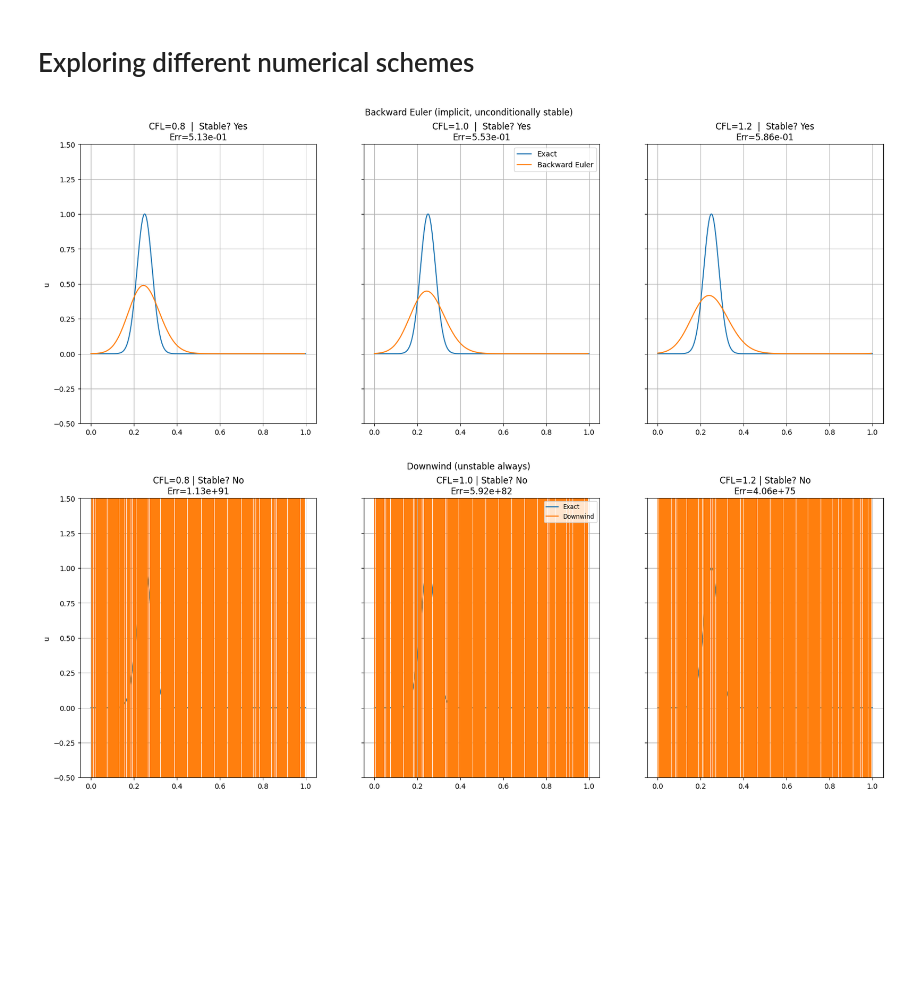
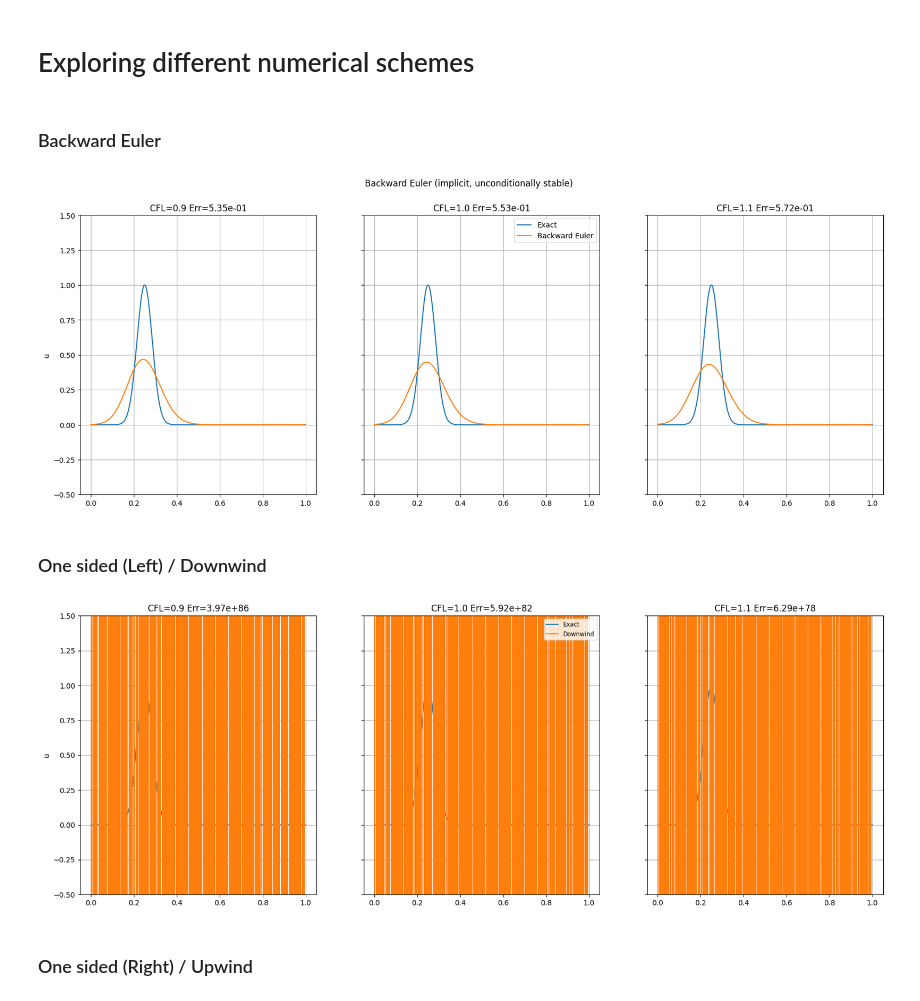
Before and after one commit to fredericstrand/INF205, a Jupyter notebook: project/explore.ipynb, the cells around one changed output. Cells and saved outputs as stored; diff of their text form; code cells hidden in the pictures; blank space fills up the shorter version.

```diff
--- a/project/explore.ipynb
+++ b/project/explore.ipynb
@@ -3,12 +3,12 @@
 # %%
 import numpy as np
 import matplotlib.pyplot as plt
-import time
 from scipy.sparse import diags
+import pandas as pd
 
-a  = 1.0
-nx = 200
-T  = 1.0
+a  = 1.0 # advection speed
+nx = 200 # number of grid points
+T  = 1.0 # final time
 x  = np.linspace(0,1,nx,endpoint=False)
 
 def exact(a,T,x):
@@ -17,7 +17,12 @@ def exact(a,T,x):
 
 t_ex = np.linspace(0,T,500)
 u_ex = exact(a,T,t_ex)
-CFLs = [0.8, 1.0, 1.2]
+CFLs = [0.9, 1.0, 1.1]
+
+# dict of schemes
+error_table = {}
+# %% [markdown]
+### Backward Euler
 # %%
 def backward_euler(a, x, cfl, T):
     nx = x.size
@@ -48,14 +53,16 @@ def backward_euler(a, x, cfl, T):
 
     return u
 
+error_table['Euler'] = {}
 fig, axes = plt.subplots(1, 3, figsize=(20, 7), sharey=True)
 for ax, cfl in zip(axes, CFLs):
     u_num = backward_euler(a, x, cfl, T)
     err = np.max(np.abs(u_num - exact(a, T, x)))
+    error_table['Euler'][cfl] = f'{err:.2e}'
 
     ax.plot(t_ex, u_ex, '-', label='Exact')
     ax.plot(x,    u_num, '-', label='Backward Euler')
-    ax.set_title(f'CFL={cfl:.1f}  |  Stable? Yes\nErr={err:.2e}')
+    ax.set_title(f'CFL={cfl:.1f} Err={err:.2e}')
     ax.grid()
 axes[0].set_ylabel('u')
 axes[1].legend(loc='upper right')
@@ -63,33 +70,41 @@ plt.ylim(-0.5, 1.5)
 plt.suptitle('Backward Euler (implicit, unconditionally stable)')
 plt.show()
 # %% [output]
-[figure, old version]
+[figure, new version]
+# %% [markdown]
+### One sided (Left) / Downwind
 # %%
 def downwind(a,nx,cfl,T):
-    dx=1/nx; dt=cfl*dx/abs(a); nt=int(T/dt)
+    dx=1/nx
+    dt=cfl*dx/abs(a)
+    nt=int(T/dt)
     u = np.exp(-((x-0.25)/0.05)**2)
     for _ in range(nt):
         un = u.copy(); ν=a*dt/dx
         if a>0:
             u = un - ν*(np.roll(un,-1) - un)
         else:
             u = un - ν*(un - np.roll(un,1))
     return u
 
+error_table['Downwind'] = {}
 fig,axes = plt.subplots(1,3,figsize=(20,7),sharey=True)
 for ax,cfl in zip(axes,CFLs):
-    t0=time.perf_counter(); u=downwind(a,nx,cfl,T); cpu=time.perf_counter()-t0
+    u=downwind(a,nx,cfl,T)
     err=np.max(np.abs(u-exact(a,T,x)))
     ax.plot(t_ex,u_ex,'-',label='Exact')
     ax.plot(x,u,'-',label='Downwind')
-    ax.set_title(f'CFL={cfl:.1f} | Stable? No\nErr={err:.2e}')
+    ax.set_title(f'CFL={cfl:.1f} Err={err:.2e}')
     ax.grid()
+    error_table['Downwind'][cfl] = f'{err:.2e}'
+
 axes[0].set_ylabel('u')
 axes[1].legend(loc='upper right',fontsize='small')
 plt.ylim(-0.5, 1.5)
-plt.suptitle('Downwind (unstable always)')
 plt.show()
 # %% [output]
-[figure, old version]
+[figure, new version]
+# %% [markdown]
+### One sided (Right) / Upwind
 # %%
 def upwind(a,nx,cfl,T):
```
Also changed, not shown: parts of 11 cells of this notebook, 1 other file.
